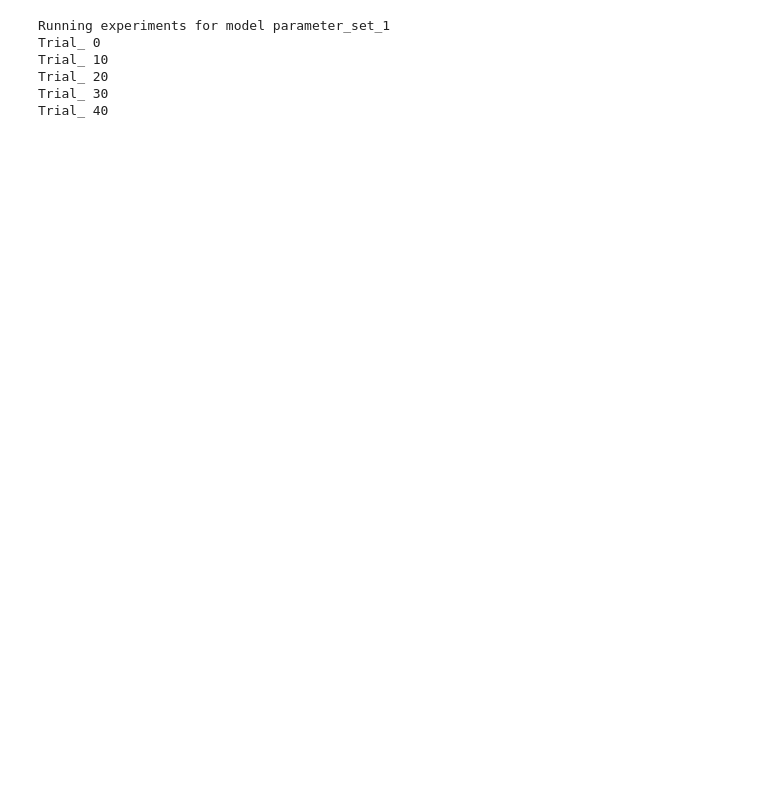
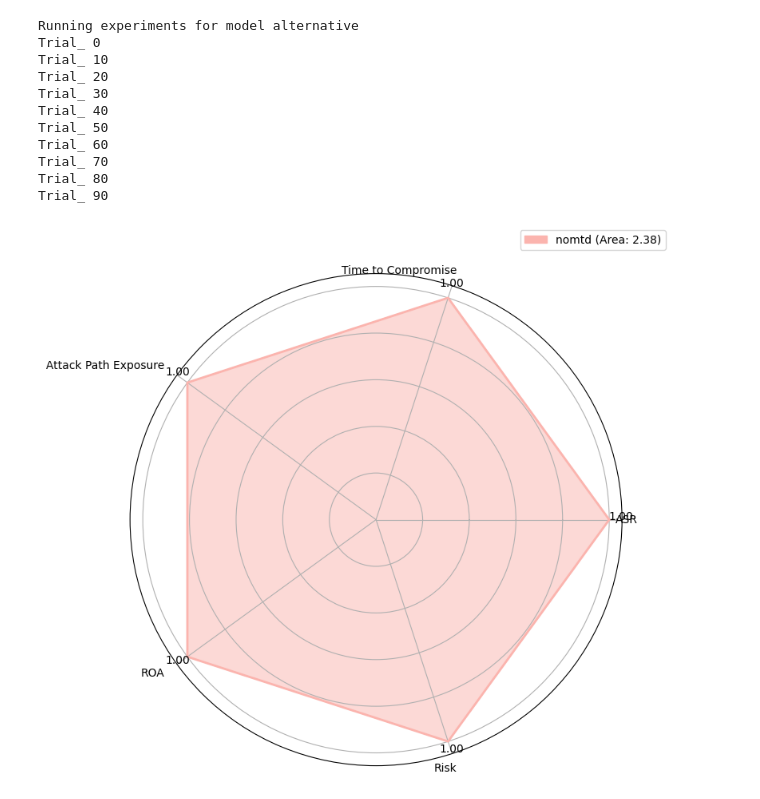
Before and after one commit to MoeBuTa/MTDSim, a Jupyter notebook: experiments/experiments.ipynb, the cells around one changed output. Saved outputs shown, nothing was run; the diff lists cells and outputs as text; code cells hidden in the pictures; blank space fills up the shorter version.

```diff
--- a/experiments/experiments.ipynb
+++ b/experiments/experiments.ipynb
@@ -288,5 +455,5 @@ class RadarPlot(Experiment):
 # %%
-models = ['parameter_set_1']
+models = ['alternative']
 # models = ['parameter_set_1']
 ids_sensitivity = [1]
 
@@ -306,11 +473,23 @@ for model in models:
                             result_head_path=result_head_path,
                             file_name=file_name,
                             attacker_sensitivity=sensitivity)
-        result.run_trials('mtd_ai')
+        result.run_trials(model)
 # %% [output]
-Running experiments for model parameter_set_1
+Running experiments for model alternative
 Trial_ 0
 Trial_ 10
 Trial_ 20
 Trial_ 30
 Trial_ 40
+Trial_ 50
+Trial_ 60
+Trial_ 70
+Trial_ 80
+Trial_ 90
+# %%
+model = 'parameter_set_1'
+radar = RadarPlot(epsilon, start_time, finish_time, mtd_interval, network_size,total_nodes, new_network,  model, trial, result_head_path)
+schemes_data = radar.scaled_pipeline(scheme='nomtd', data='nomtd', run_trial = False)
+radar.plot_n_schemes(schemes_data)
+# %% [output]
+[figure, added]
```
Also changed, not shown: parts of 25 cells of this notebook, 57 other files.
